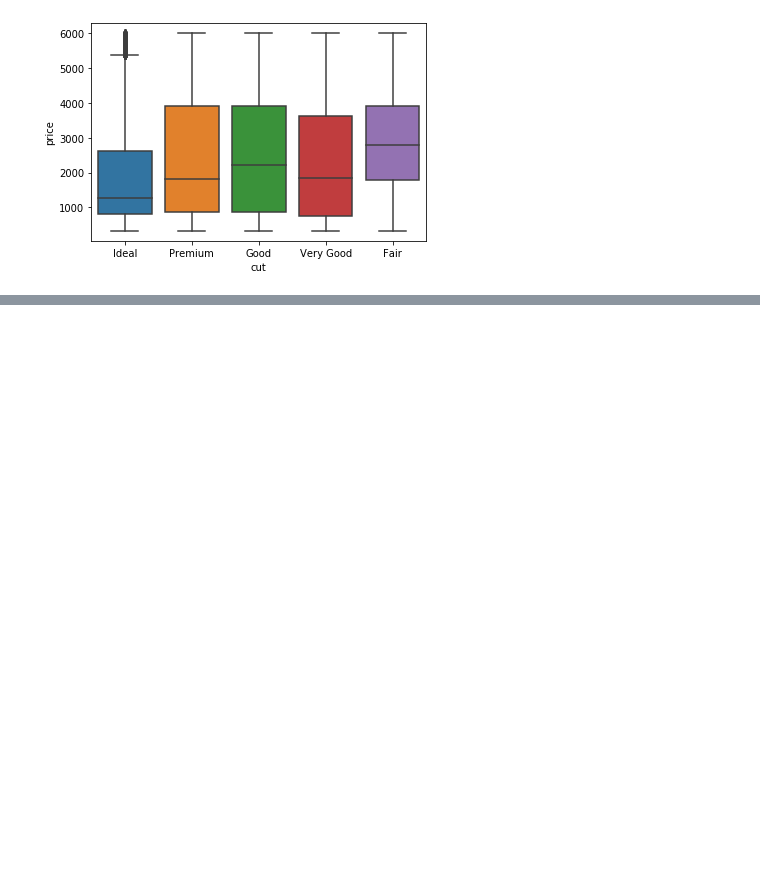
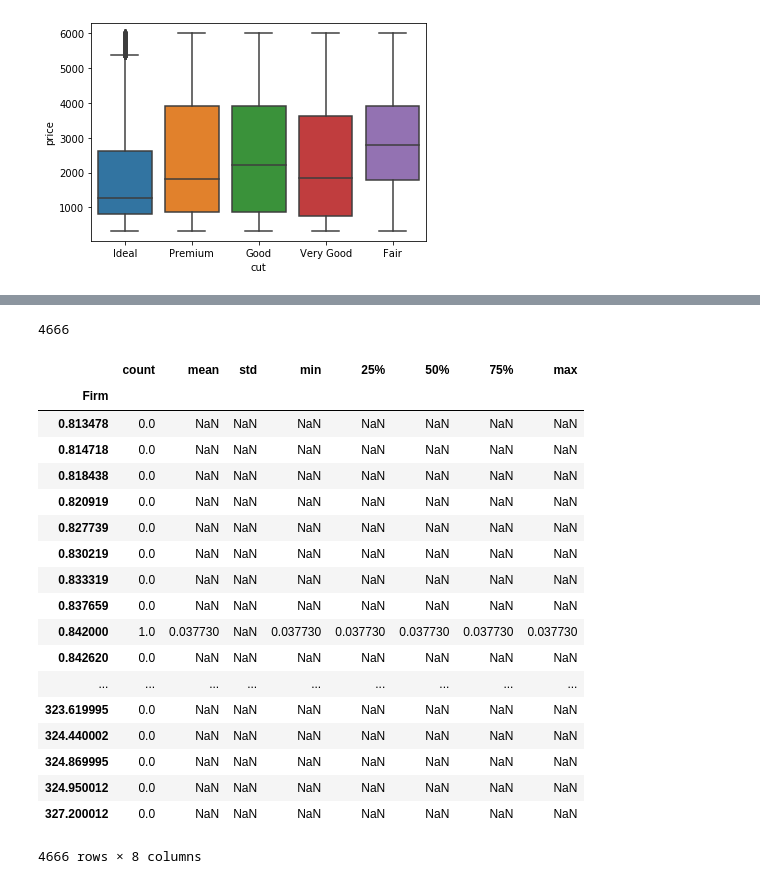
Before and after one commit to trishakalia/FIN377-participation, a Jupyter notebook: L7 Livecoding .ipynb, the cells around one changed output, grey strips where cells are left out. Cells and saved outputs as stored; diff of their text form; code cells hidden in the pictures; blank space fills up the shorter version.

```diff
--- a/L7 Livecoding .ipynb
+++ b/L7 Livecoding .ipynb
@@ -180,3 +191,34 @@ stock_prices
+# %%
+# Q1: Check that there are 3 missing observations of ret: the first return for each shouldn't exist.
+
+stock_prices['ret'].isna().sum()
+
+# help(stock_prices['ret'].isnull()
+# %% [output]
+4666
+# %%
+# Q2: Describe returns for each firm separately (i.e. make one table), and your answers should match mine below.
+stock_prices.groupby('Firm')    ['ret'].describe()
+# %% [output]
+|  | count | mean | std | min | 25% | 50% | 75% | max |
+| Firm |  |  |  |  |  |  |  |  |
+| 0.813478 | 0.0 | NaN | NaN | NaN | NaN | NaN | NaN | NaN |
+| 0.814718 | 0.0 | NaN | NaN | NaN | NaN | NaN | NaN | NaN |
+| 0.818438 | 0.0 | NaN | NaN | NaN | NaN | NaN | NaN | NaN |
+| 0.820919 | 0.0 | NaN | NaN | NaN | NaN | NaN | NaN | NaN |
+| 0.827739 | 0.0 | NaN | NaN | NaN | NaN | NaN | NaN | NaN |
+| 0.830219 | 0.0 | NaN | NaN | NaN | NaN | NaN | NaN | NaN |
+| 0.833319 | 0.0 | NaN | NaN | NaN | NaN | NaN | NaN | NaN |
+| 0.837659 | 0.0 | NaN | NaN | NaN | NaN | NaN | NaN | NaN |
+| 0.842000 | 1.0 | 0.037730 | NaN | 0.037730 | 0.037730 | 0.037730 | 0.037730 | 0.037730 |
+| 0.842620 | 0.0 | NaN | NaN | NaN | NaN | NaN | NaN | NaN |
+| ... | ... | ... | ... | ... | ... | ... | ... | ... |
+| 323.619995 | 0.0 | NaN | NaN | NaN | NaN | NaN | NaN | NaN |
+| 324.440002 | 0.0 | NaN | NaN | NaN | NaN | NaN | NaN | NaN |
+| 324.869995 | 0.0 | NaN | NaN | NaN | NaN | NaN | NaN | NaN |
+| 324.950012 | 0.0 | NaN | NaN | NaN | NaN | NaN | NaN | NaN |
+| 327.200012 | 0.0 | NaN | NaN | NaN | NaN | NaN | NaN | NaN |
+4666 rows × 8 columns
 # %%
 ## q3 fig 1
 sns.distplot(stock_prices.query('abs(ret)<.1')     ['ret'].dropna()) # dropna drops the null values
```
Also changed, not shown: parts of 6 cells of this notebook, 1 other file.
